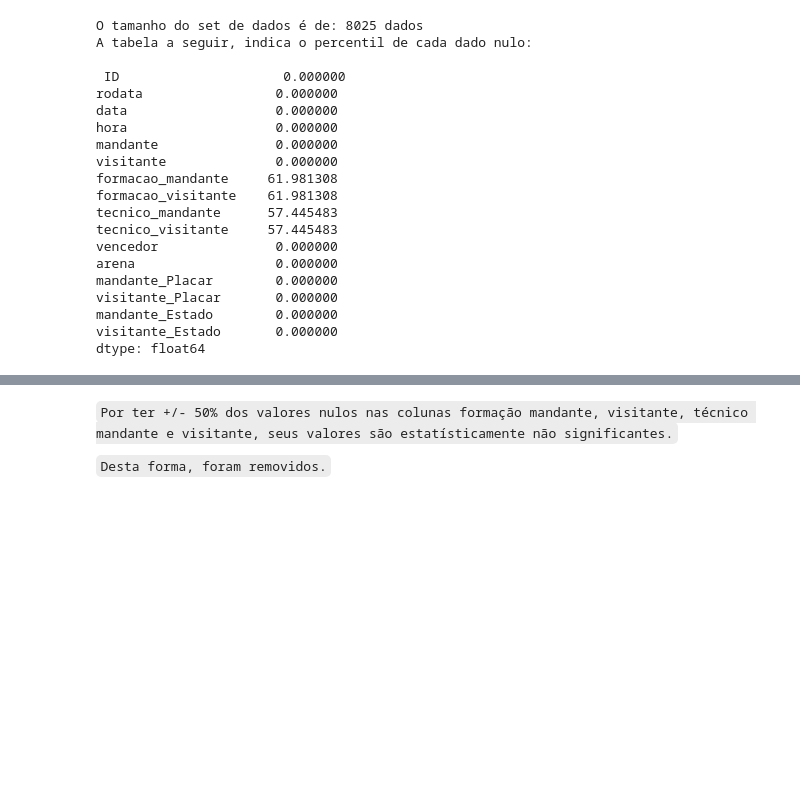
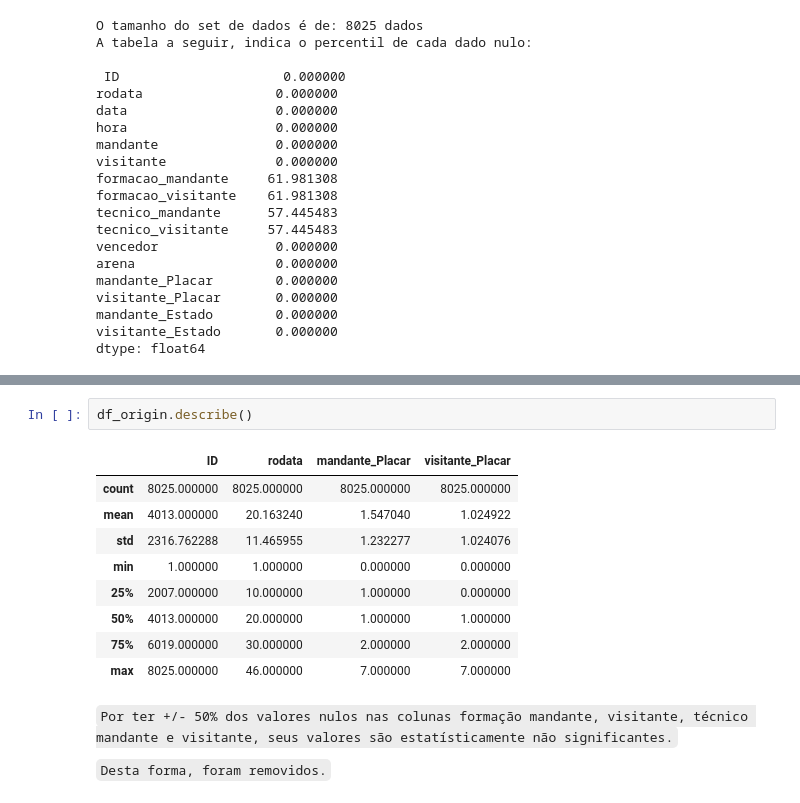
Before and after one commit to CavalaroVictor/Projeto_Modulo_II_ADA, a Jupyter notebook: project_II.ipynb, the cells around one changed output, grey strips where cells are left out. Saved outputs shown, nothing was run; the diff lists cells and outputs as text; blank space fills up the shorter version.

```diff
--- a/project_II.ipynb
+++ b/project_II.ipynb
@@ -127,3 +121,15 @@ dtype: float64
+# %%
+df_origin.describe()
+# %% [output]
+|  | ID | rodata | mandante_Placar | visitante_Placar |
+| count | 8025.000000 | 8025.000000 | 8025.000000 | 8025.000000 |
+| mean | 4013.000000 | 20.163240 | 1.547040 | 1.024922 |
+| std | 2316.762288 | 11.465955 | 1.232277 | 1.024076 |
+| min | 1.000000 | 1.000000 | 0.000000 | 0.000000 |
+| 25% | 2007.000000 | 10.000000 | 1.000000 | 0.000000 |
+| 50% | 4013.000000 | 20.000000 | 1.000000 | 1.000000 |
+| 75% | 6019.000000 | 30.000000 | 2.000000 | 2.000000 |
+| max | 8025.000000 | 46.000000 | 7.000000 | 7.000000 |
 # %% [markdown]
 ``Por ter +/- 50% dos valores nulos nas colunas formação mandante, visitante, técnico mandante e visitante, seus valores são estatísticamente não significantes.``
 
```
Also changed, not shown: parts of 12 cells of this notebook.
